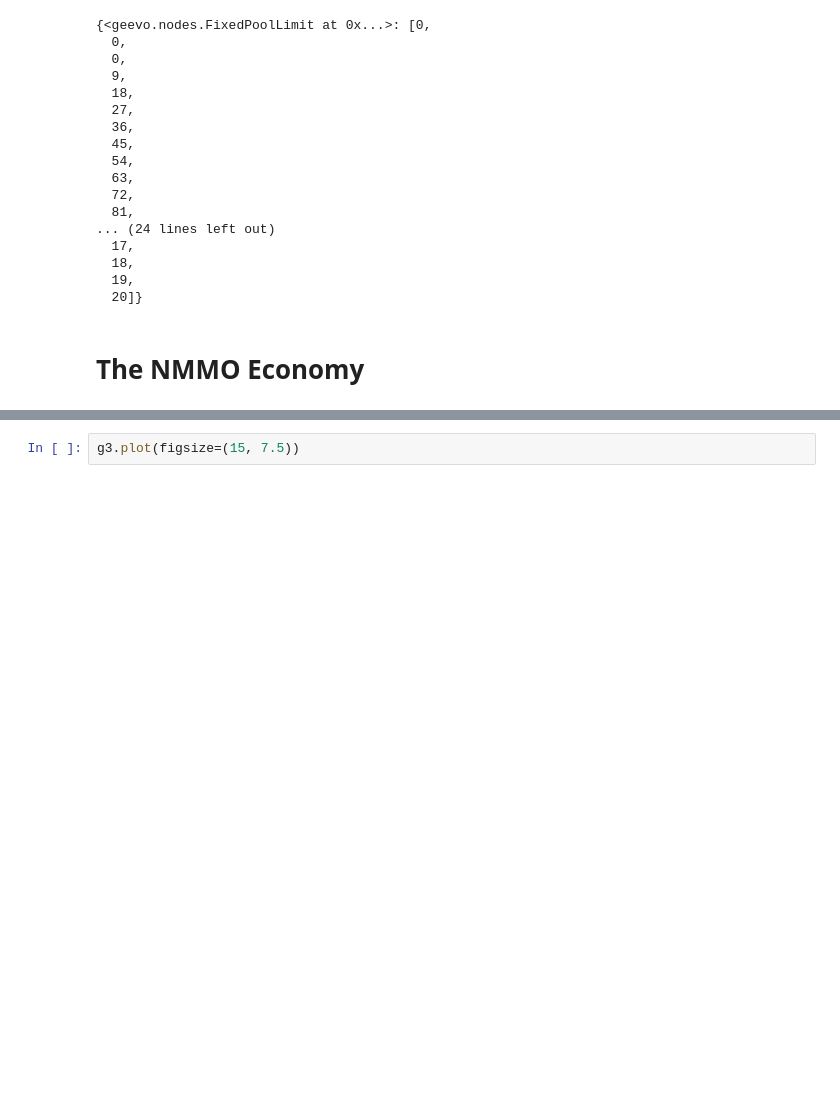
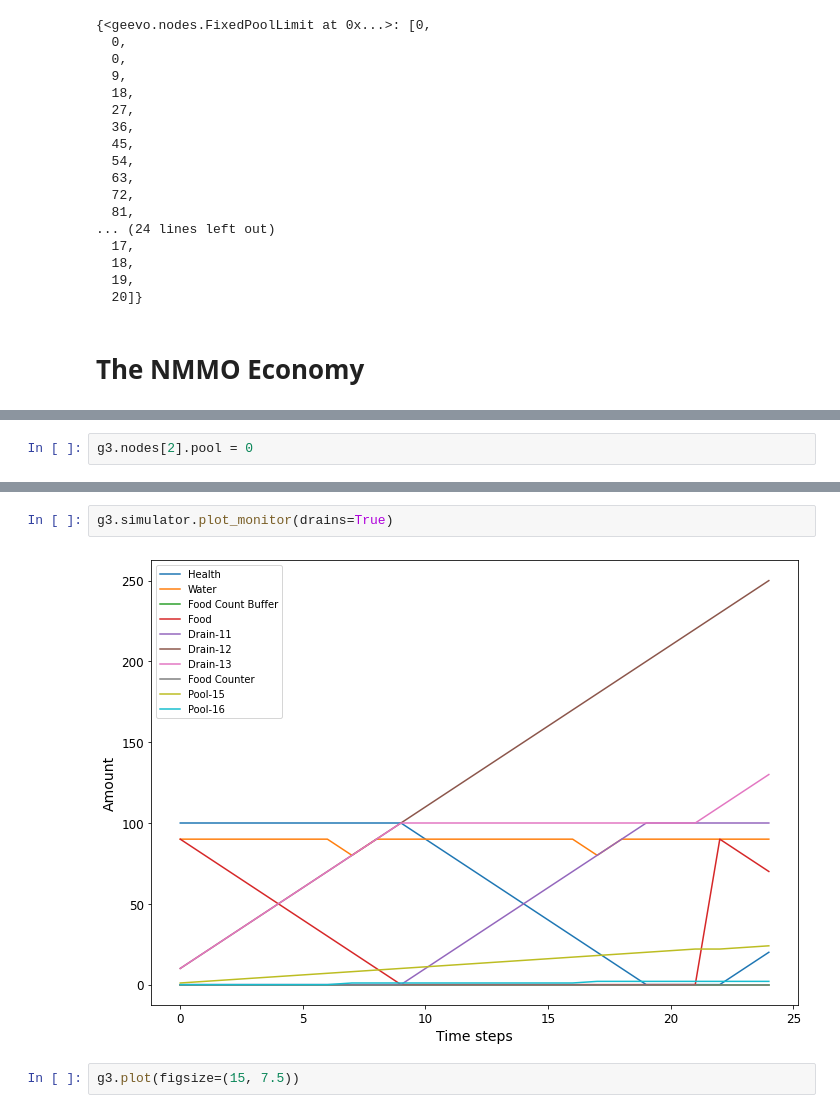
Before and after one commit to FlorianRupp/GEEvo-game-economies, a Jupyter notebook: nmmo-economy.ipynb, the cells around one changed output, grey strips where cells are left out. Saved outputs shown, nothing was run; the diff lists cells and outputs as text; blank space fills up the shorter version.

```diff
--- a/nmmo-economy.ipynb
+++ b/nmmo-economy.ipynb
@@ -163,3 +183,5 @@ g3.nodes[5].pool = 100
+# %%
+g3.nodes[2].pool = 0
 # %%
 res = g3.simulate(25)
 for node, data in res.items():
@@ -173,3 +198,7 @@ Food [90, 80, 70, 60, 50, 40, 30, 20, 10, 0, 0, 0, 0, 0, 0, 0, 90, 80, 70, 60, 5
+# %%
+g3.simulator.plot_monitor(drains=True)
+# %% [output]
+[figure, added]
 # %%
 g3.plot(figsize=(15, 7.5))
 # %% [output]
```
Also changed, not shown: parts of 4 cells of this notebook, 1 other file.
